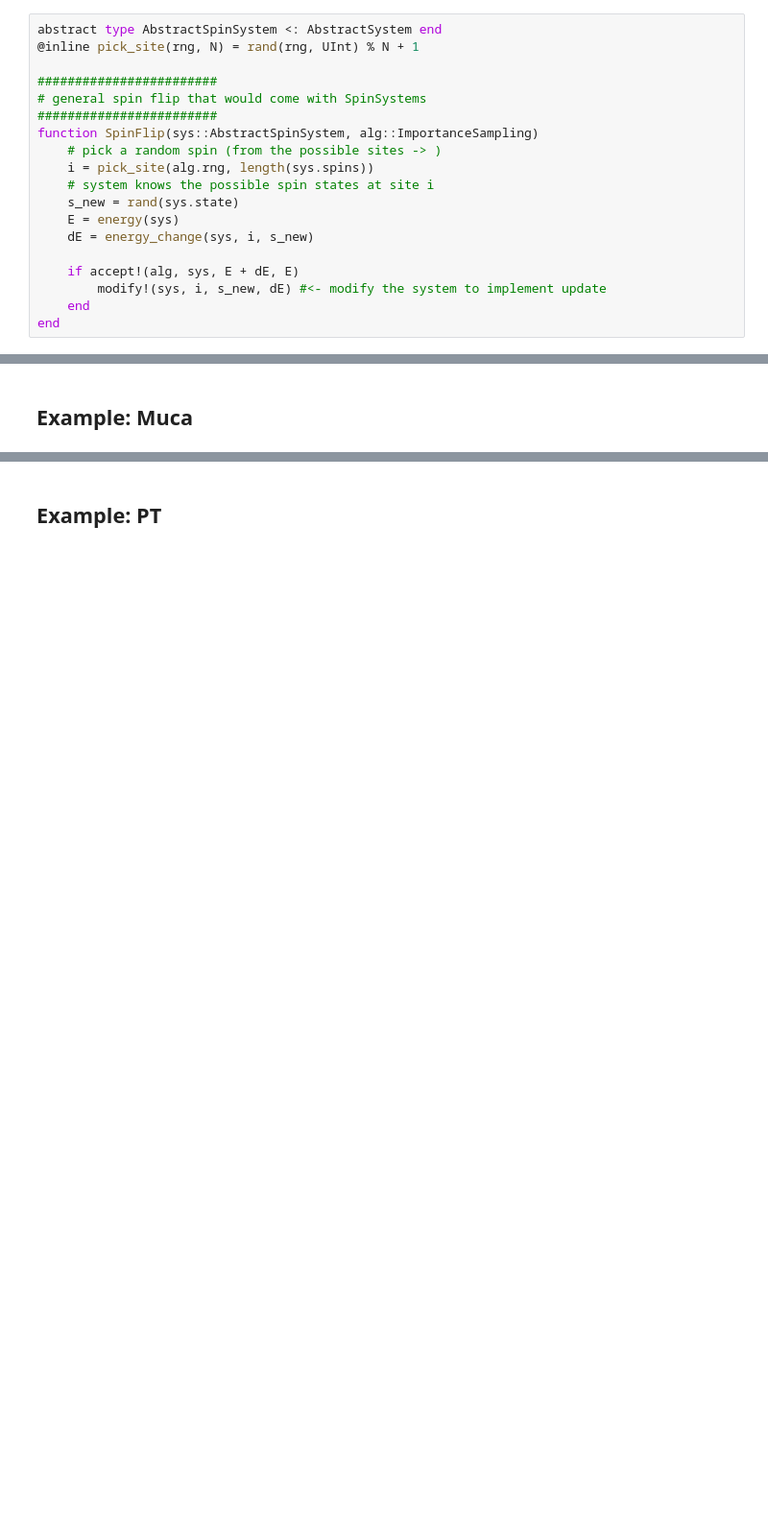
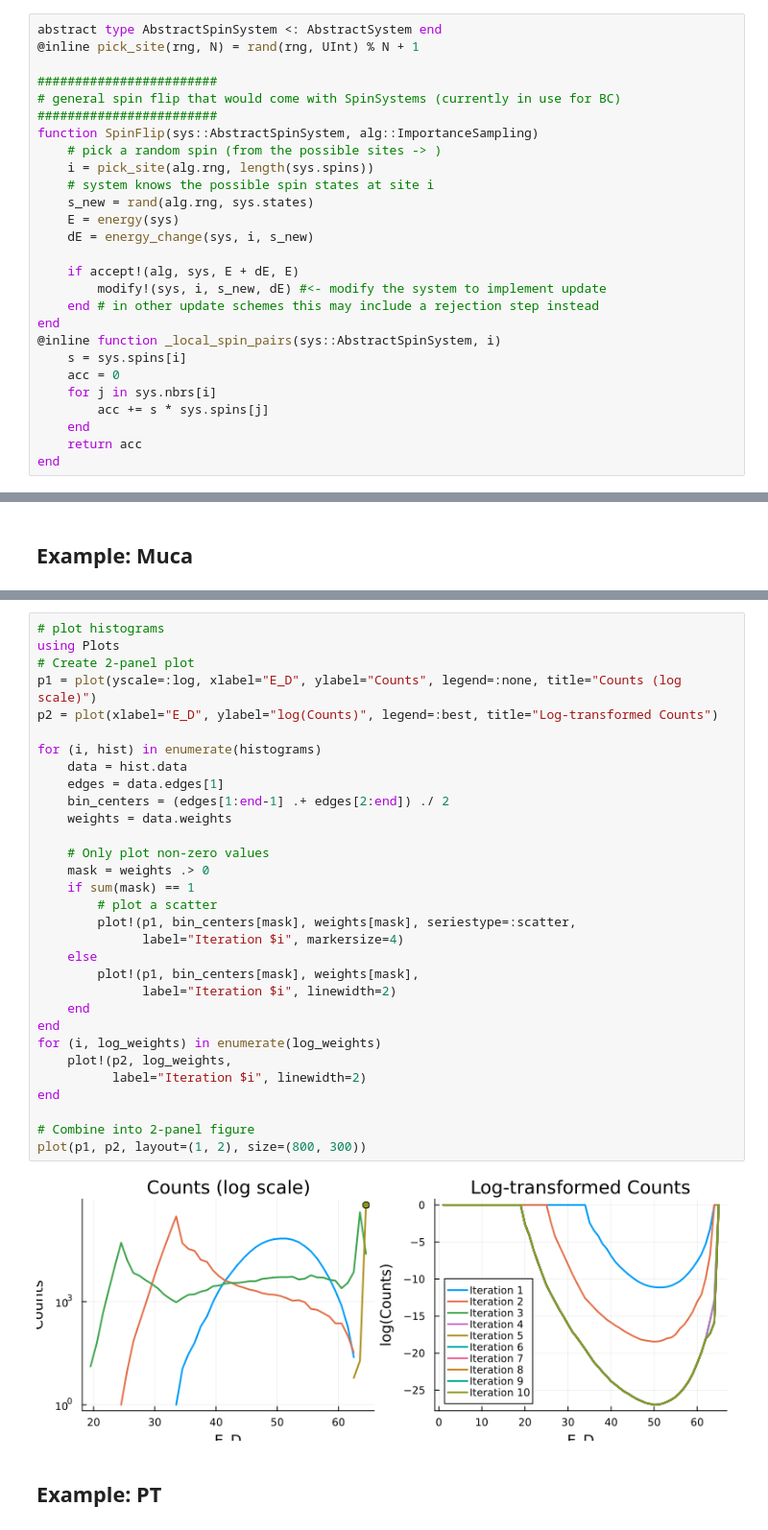
Before and after one commit to zierenberg/MonteCarloX.jl, a Jupyter notebook: examples/api.ipynb, the cells around one changed output, grey strips where cells are left out. Shown at 96% size. Saved outputs shown, nothing was run; the diff lists cells and outputs as text; blank space fills up the shorter version.

```diff
--- a/examples/api.ipynb
+++ b/examples/api.ipynb
@@ -158,18 +157,26 @@ abstract type AbstractSpinSystem <: AbstractSystem end
 @inline pick_site(rng, N) = rand(rng, UInt) % N + 1
 
 ########################
-# general spin flip that would come with SpinSystems
+# general spin flip that would come with SpinSystems (currently in use for BC)
 ########################
 function SpinFlip(sys::AbstractSpinSystem, alg::ImportanceSampling)
     # pick a random spin (from the possible sites -> )
     i = pick_site(alg.rng, length(sys.spins))
     # system knows the possible spin states at site i
-    s_new = rand(sys.state)
+    s_new = rand(alg.rng, sys.states)
     E = energy(sys)
     dE = energy_change(sys, i, s_new)
 
     if accept!(alg, sys, E + dE, E)
         modify!(sys, i, s_new, dE) #<- modify the system to implement update
+    end # in other update schemes this may include a rejection step instead
+end
+@inline function _local_spin_pairs(sys::AbstractSpinSystem, i)
+    s = sys.spins[i]
+    acc = 0
+    for j in sys.nbrs[i]
+        acc += s * sys.spins[j]
     end
+    return acc
 end
 # %% [output]
@@ -473,3 +594,36 @@ Suggestion: check for spelling errors or missing imports.
+# %%
+# plot histograms
+using Plots
+# Create 2-panel plot
+p1 = plot(yscale=:log, xlabel="E_D", ylabel="Counts", legend=:none, title="Counts (log scale)")
+p2 = plot(xlabel="E_D", ylabel="log(Counts)", legend=:best, title="Log-transformed Counts")
+
+for (i, hist) in enumerate(histograms)
+    data = hist.data
+    edges = data.edges[1]
+    bin_centers = (edges[1:end-1] .+ edges[2:end]) ./ 2
+    weights = data.weights
+
+    # Only plot non-zero values
+    mask = weights .> 0
+    if sum(mask) == 1
+        # plot a scatter
+        plot!(p1, bin_centers[mask], weights[mask], seriestype=:scatter,
+              label="Iteration $i", markersize=4)
+    else
+        plot!(p1, bin_centers[mask], weights[mask],
+              label="Iteration $i", linewidth=2)
+    end
+end
+for (i, log_weights) in enumerate(log_weights)
+    plot!(p2, log_weights,
+          label="Iteration $i", linewidth=2)
+end
+
+# Combine into 2-panel figure
+plot(p1, p2, layout=(1, 2), size=(800, 300))
+# %% [output]
+[figure, added]
 # %% [markdown]
 ## Example: PT
 # %%
```
Also changed, not shown: parts of 14 cells of this notebook.
